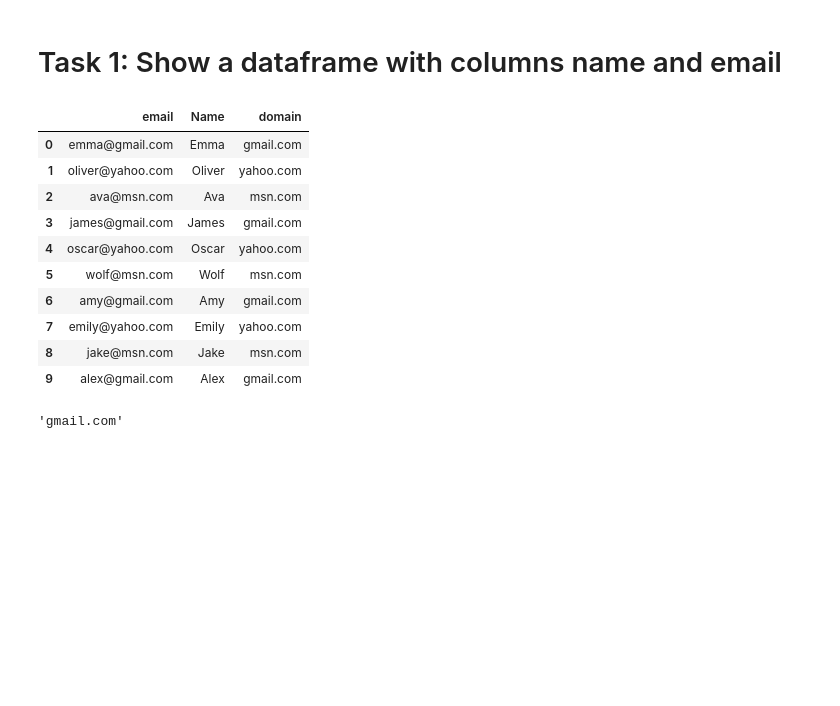
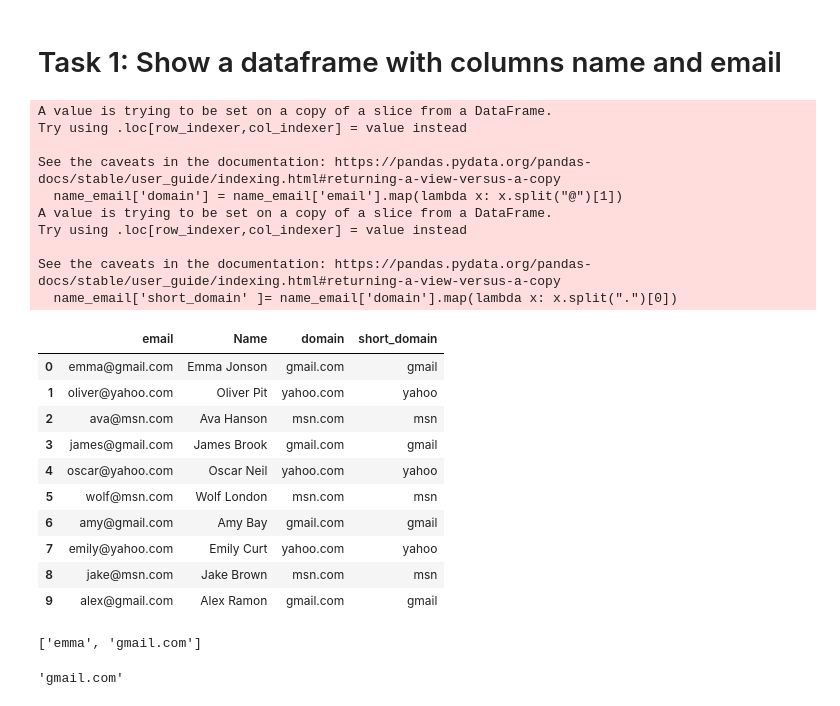
Before and after one commit to byambaa1982/python_cources_for_beginers, a Jupyter notebook: Mini Project 1/Pandas_4.ipynb, the cells around one changed output. Drawn from its saved outputs; the diff is of its cells as text; code cells hidden in the pictures; blank space fills up the shorter version.

```diff
--- a/Mini Project 1/Pandas_4.ipynb
+++ b/Mini Project 1/Pandas_4.ipynb
@@ -7,7 +7,7 @@ import pandas as pd
 # %%
 
 data1 = {
-    'Name': ['Emma', 'Oliver', 'Ava', 'James', 'Oscar', 'Wolf', 'Amy', 'Emily', 'Jake', 'Alex'],
+    'Name': ['Emma Jonson', 'Oliver Pit', 'Ava Hanson', 'James Brook', 'Oscar Neil', 'Wolf London', 'Amy Bay', 'Emily Curt', 'Jake Brown', 'Alex Ramon'],
     'Math_Grade': [78, 98, 100, 85, 82, 94, 68, 45, 89, 85],
     'id': [1, 2, 3, 4, 5, 6, 7, 8, 9, 10],
     'hobby': ["hiking", "reading", "biking", "skiing", "chess", "PC game", "painting", "swimming", "dancing", "coding"]
@@ -30,23 +43,38 @@ df3 = pd.DataFrame(data3)
 # %% [markdown]
  # Task 1: Show a dataframe with columns name and email
 # %%
-inner_merged_df = pd.merge(df1, df3, on = 'id')
+inner_merged_df = pd.merge(df1, df3, on = 'id', how = 'left')
 name_email=inner_merged_df[['email', 'Name']]
 # %%
-name_email.loc[:, 'domain'] = name_email['email'].map(lambda x: x.split("@")[1])
+name_email['domain'] = name_email['email'].map(lambda x: x.split("@")[1])
+name_email['short_domain' ]= name_email['domain'].map(lambda x: x.split(".")[0])
 name_email
 # %% [output]
+A value is trying to be set on a copy of a slice from a DataFrame.
+Try using .loc[row_indexer,col_indexer] = value instead
+
+See the caveats in the documentation: https://pandas.pydata.org/pandas-docs/stable/user_guide/indexing.html#returning-a-view-versus-a-copy
+  name_email['domain'] = name_email['email'].map(lambda x: x.split("@")[1])
+A value is trying to be set on a copy of a slice from a DataFrame.
+Try using .loc[row_indexer,col_indexer] = value instead
+
+See the caveats in the documentation: https://pandas.pydata.org/pandas-docs/stable/user_guide/indexing.html#returning-a-view-versus-a-copy
+  name_email['short_domain' ]= name_email['domain'].map(lambda x: x.split(".")[0])
-|  | email | Name | domain |
-| 0 | emma@gmail.com | Emma | gmail.com |
-| 1 | oliver@yahoo.com | Oliver | yahoo.com |
-| 2 | ava@msn.com | Ava | msn.com |
-| 3 | james@gmail.com | James | gmail.com |
-| 4 | oscar@yahoo.com | Oscar | yahoo.com |
-| 5 | wolf@msn.com | Wolf | msn.com |
-| 6 | amy@gmail.com | Amy | gmail.com |
-| 7 | emily@yahoo.com | Emily | yahoo.com |
-| 8 | jake@msn.com | Jake | msn.com |
-| 9 | alex@gmail.com | Alex | gmail.com |
+|  | email | Name | domain | short_domain |
+| 0 | emma@gmail.com | Emma Jonson | gmail.com | gmail |
+| 1 | oliver@yahoo.com | Oliver Pit | yahoo.com | yahoo |
+| 2 | ava@msn.com | Ava Hanson | msn.com | msn |
+| 3 | james@gmail.com | James Brook | gmail.com | gmail |
+| 4 | oscar@yahoo.com | Oscar Neil | yahoo.com | yahoo |
+| 5 | wolf@msn.com | Wolf London | msn.com | msn |
+| 6 | amy@gmail.com | Amy Bay | gmail.com | gmail |
+| 7 | emily@yahoo.com | Emily Curt | yahoo.com | yahoo |
+| 8 | jake@msn.com | Jake Brown | msn.com | msn |
+| 9 | alex@gmail.com | Alex Ramon | gmail.com | gmail |
+# %%
+'emma@gmail.com'.split("@")
+# %% [output]
+['emma', 'gmail.com']
 # %%
 'emma@gmail.com'.split("@")[1]
 # %% [output]
```
Also changed, not shown: parts of 4 cells of this notebook.
